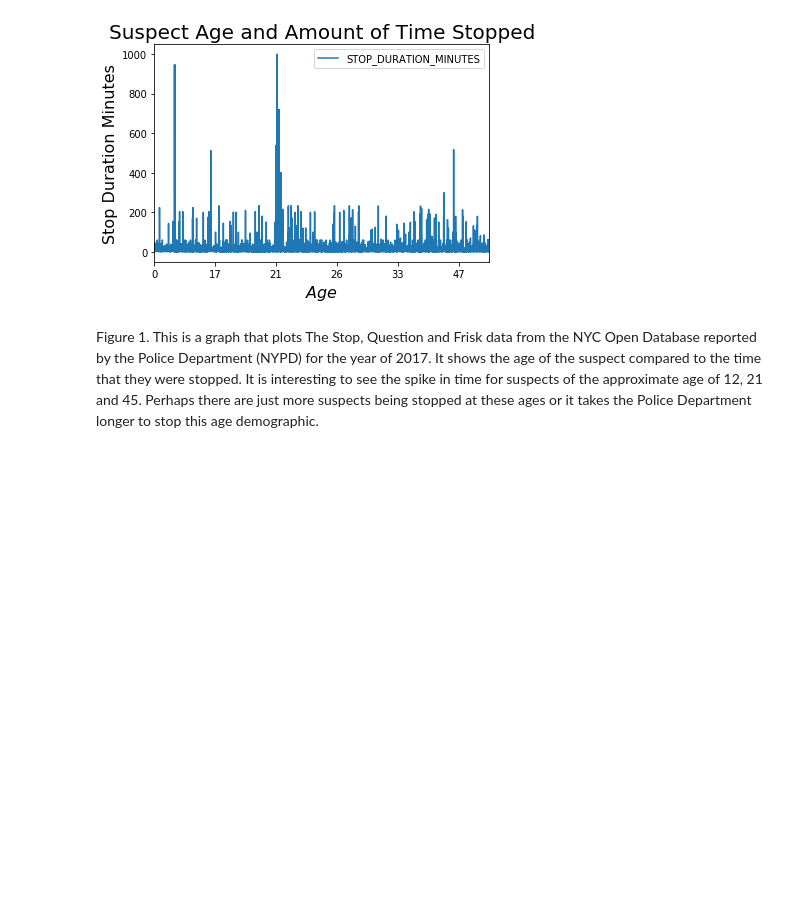
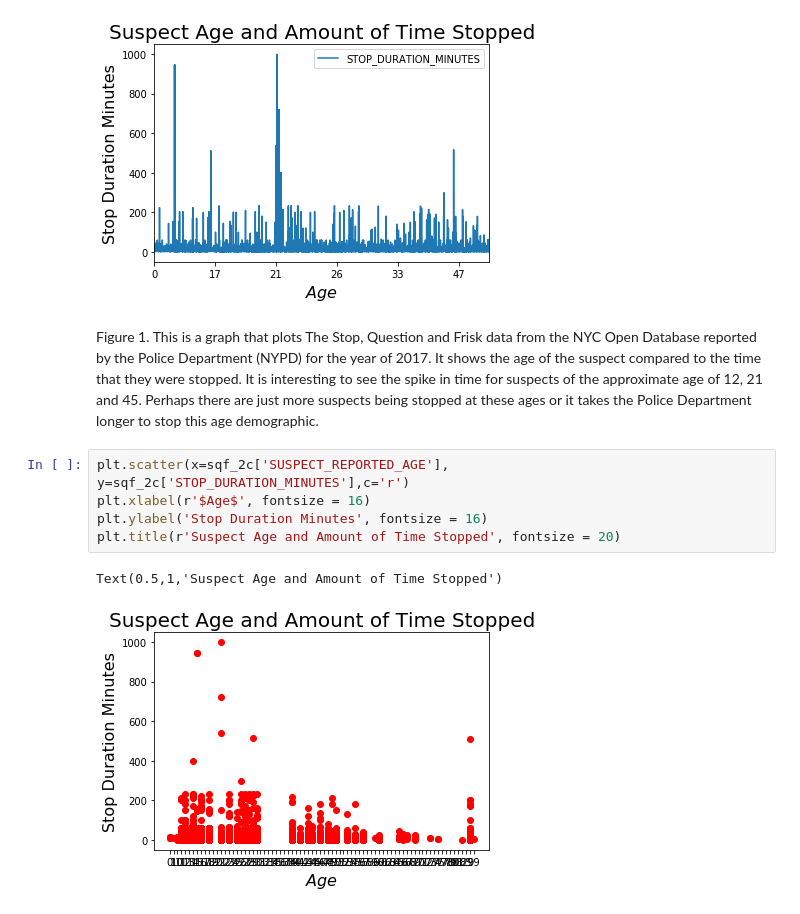
Before and after one commit to sarahJune1/PUI2018_sjs909, a Jupyter notebook: HW3_sjs909/HW.ipynb, the cells around one changed output. Saved outputs shown, nothing was run; the diff lists cells and outputs as text; blank space fills up the shorter version.

```diff
--- a/HW3_sjs909/HW.ipynb
+++ b/HW3_sjs909/HW.ipynb
@@ -139,3 +135,11 @@ Text(0.5,1,'Suspect Age and Amount of Time Stopped')
 [figure]
 # %% [markdown]
 Figure 1. This is a graph that plots The Stop, Question and Frisk data from the NYC Open Database reported by the Police Department (NYPD) for the year of 2017. It shows the age of the suspect compared to the time that they were stopped. It is interesting to see the spike in time for suspects of the approximate age of 12, 21 and 45. Perhaps there are just more suspects being stopped at these ages or it takes the Police Department longer to stop this age demographic.
+# %%
+plt.scatter(x=sqf_2c['SUSPECT_REPORTED_AGE'], y=sqf_2c['STOP_DURATION_MINUTES'],c='r')
+plt.xlabel(r'$Age$', fontsize = 16)
+plt.ylabel('Stop Duration Minutes', fontsize = 16)
+plt.title(r'Suspect Age and Amount of Time Stopped', fontsize = 20)
+# %% [output]
+Text(0.5,1,'Suspect Age and Amount of Time Stopped')
+[figure, added]
```
Also changed, not shown: parts of 1 cell of this notebook.
